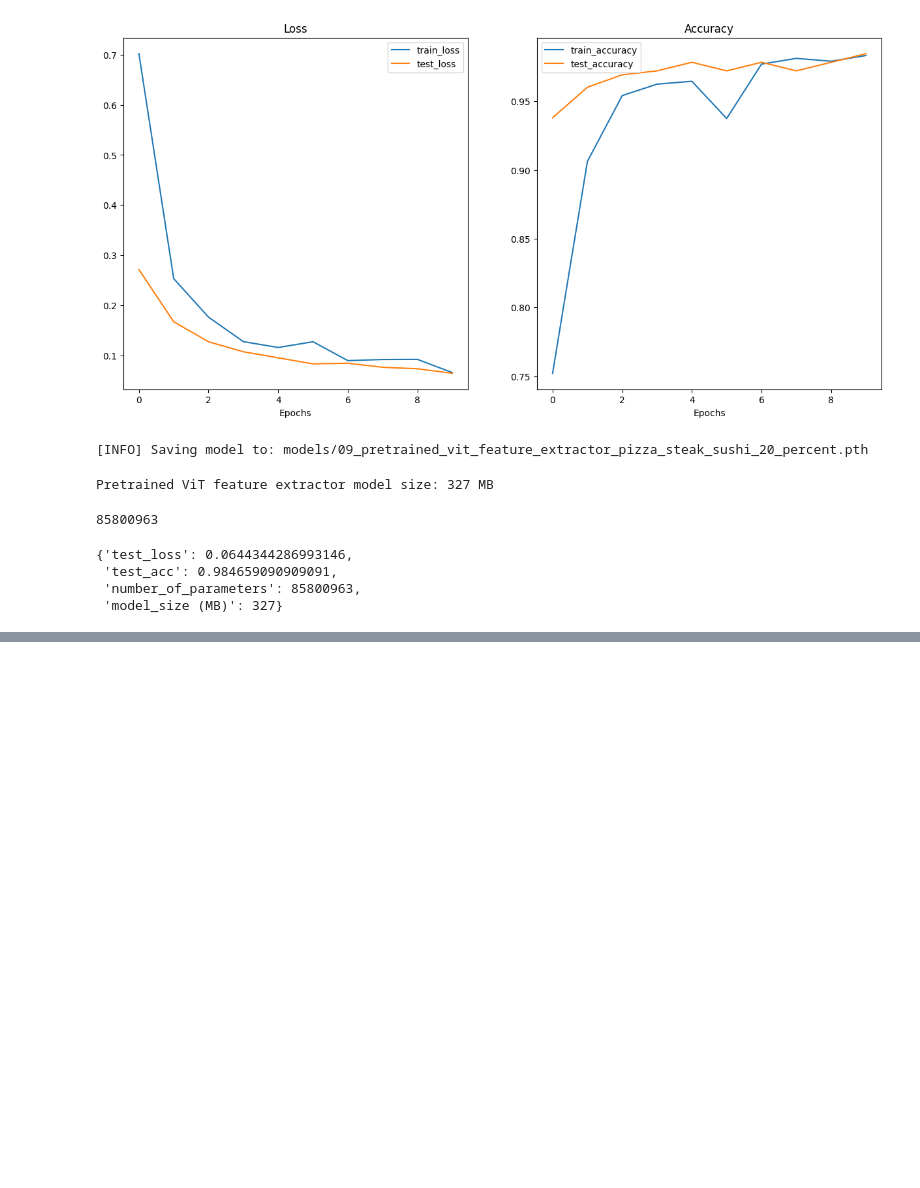
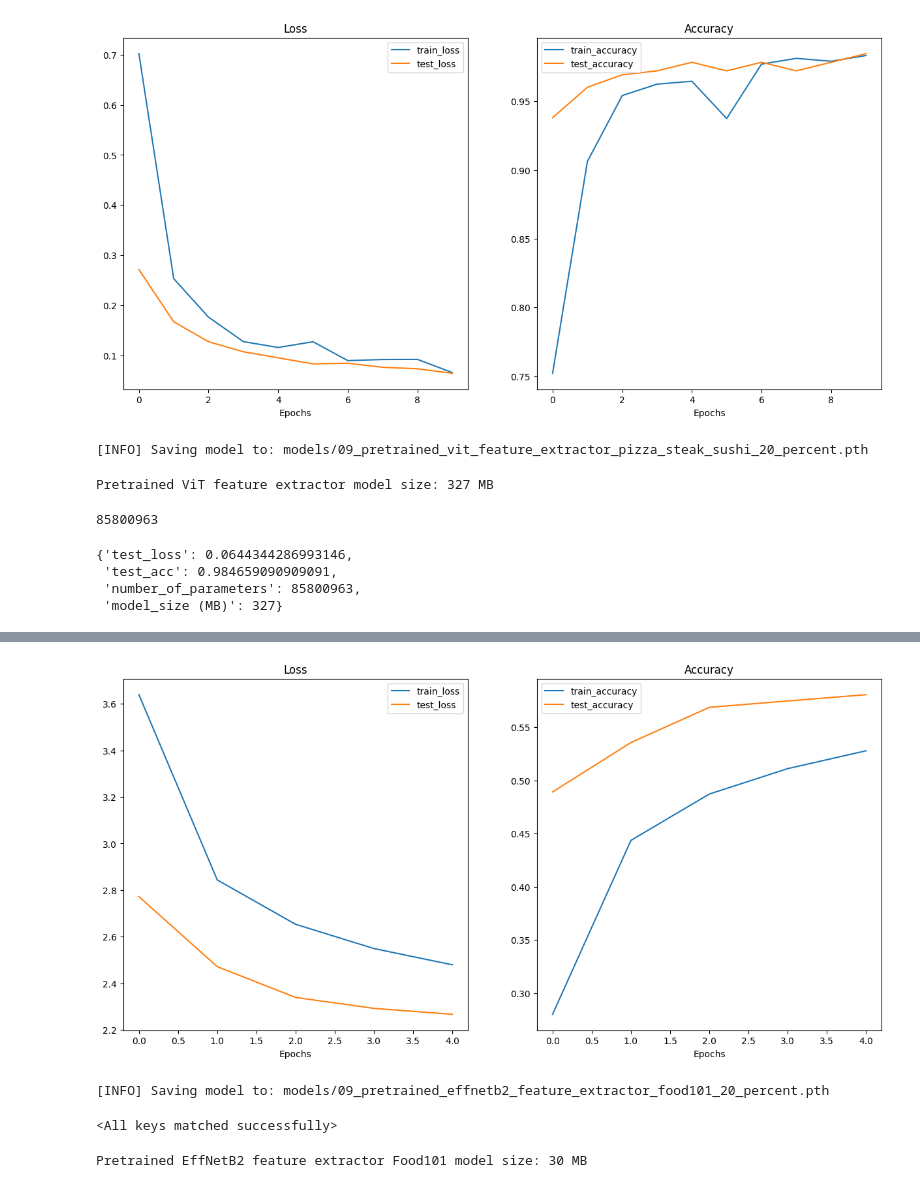
Before and after one commit to matthew-alexander-love/PyTorch-Learning, a Jupyter notebook: deployment.ipynb, the cells around one changed output, grey strips where cells are left out. Cells and saved outputs as stored; diff of their text form; code cells hidden in the pictures; blank space fills up the shorter version.

```diff
--- a/deployment.ipynb
+++ b/deployment.ipynb
@@ -391,0 +880,3 @@ def pred_and_store(paths: List[pathlib.Path],
+# %%
+# Create EffNetB2 model capable of fitting to 101 classes for Food101
+effnetb2_food101, effnetb2_transforms = create_effnetb2_model(num_classes=101)
@@ -391,0 +967,36 @@ def pred_and_store(paths: List[pathlib.Path],
+# %%
+import os
+import torch
+
+BATCH_SIZE = 32
+NUM_WORKERS = 2 if os.cpu_count() <= 4 else 4 # this value is very experimental and will depend on the hardware you have available, Google Colab generally provides 2x CPUs
+
+# Create Food101 20 percent training DataLoader
+train_dataloader_food101_20_percent = torch.utils.data.DataLoader(train_data_food101_20_percent,
+                                                                  batch_size=BATCH_SIZE,
+                                                                  shuffle=True,
+                                                                  num_workers=NUM_WORKERS)
+# Create Food101 20 percent testing DataLoader
+test_dataloader_food101_20_percent = torch.utils.data.DataLoader(test_data_food101_20_percent,
+                                                                 batch_size=BATCH_SIZE,
+                                                                 shuffle=False,
+                                                                 num_workers=NUM_WORKERS)
+# %%
+from going_modular.going_modular import engine
+
+# Setup optimizer
+optimizer = torch.optim.Adam(params=effnetb2_food101.parameters(),
+                             lr=1e-3)
+
+# Setup loss function
+loss_fn = torch.nn.CrossEntropyLoss(label_smoothing=0.1) # throw in a little label smoothing because so many classes
+
+# Want to beat original Food101 paper with 20% of data, need 56.4%+ acc on test dataset
+set_seeds()
+effnetb2_food101_results = engine.train(model=effnetb2_food101,
+                                        train_dataloader=train_dataloader_food101_20_percent,
+                                        test_dataloader=test_dataloader_food101_20_percent,
+                                        optimizer=optimizer,
+                                        loss_fn=loss_fn,
+                                        epochs=5,
+                                        device=device)
@@ -391,0 +1009,35 @@ def pred_and_store(paths: List[pathlib.Path],
+# %%
+from helper_functions import plot_loss_curves
+
+# Check out the loss curves for FoodVision Big
+plot_loss_curves(effnetb2_food101_results)
+# %% [output]
+[figure, added]
+# %%
+from going_modular.going_modular import utils
+
+# Create a model path
+effnetb2_food101_model_path = "09_pretrained_effnetb2_feature_extractor_food101_20_percent.pth"
+
+# Save FoodVision Big model
+utils.save_model(model=effnetb2_food101,
+                 target_dir="models",
+                 model_name=effnetb2_food101_model_path)
+# %% [output]
+[INFO] Saving model to: models/09_pretrained_effnetb2_feature_extractor_food101_20_percent.pth
+# %%
+# Create Food101 compatible EffNetB2 instance
+loaded_effnetb2_food101, effnetb2_transforms = create_effnetb2_model(num_classes=101)
+
+# Load the saved model's state_dict()
+loaded_effnetb2_food101.load_state_dict(torch.load("models/09_pretrained_effnetb2_feature_extractor_food101_20_percent.pth"))
+# %% [output]
+<All keys matched successfully>
+# %%
+from pathlib import Path
+
+# Get the model size in bytes then convert to megabytes
+pretrained_effnetb2_food101_model_size = Path("models", effnetb2_food101_model_path).stat().st_size // (1024*1024) # division converts bytes to megabytes (roughly)
+print(f"Pretrained EffNetB2 feature extractor Food101 model size: {pretrained_effnetb2_food101_model_size} MB")
+# %% [output]
+Pretrained EffNetB2 feature extractor Food101 model size: 30 MB
```
Also changed, not shown: parts of 51 cells of this notebook, 1 other file.
